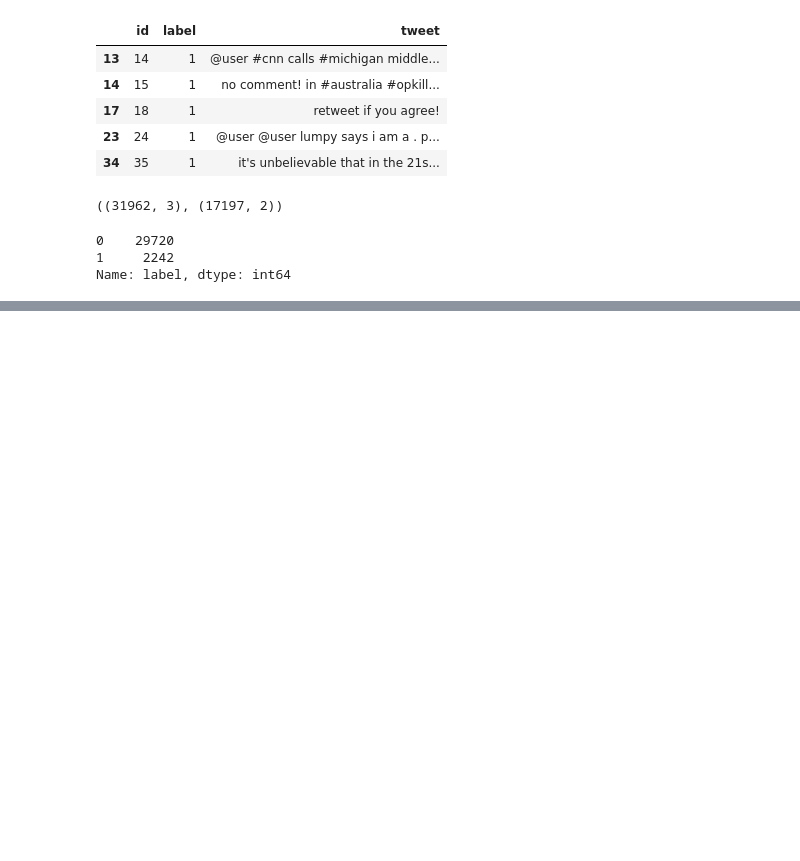
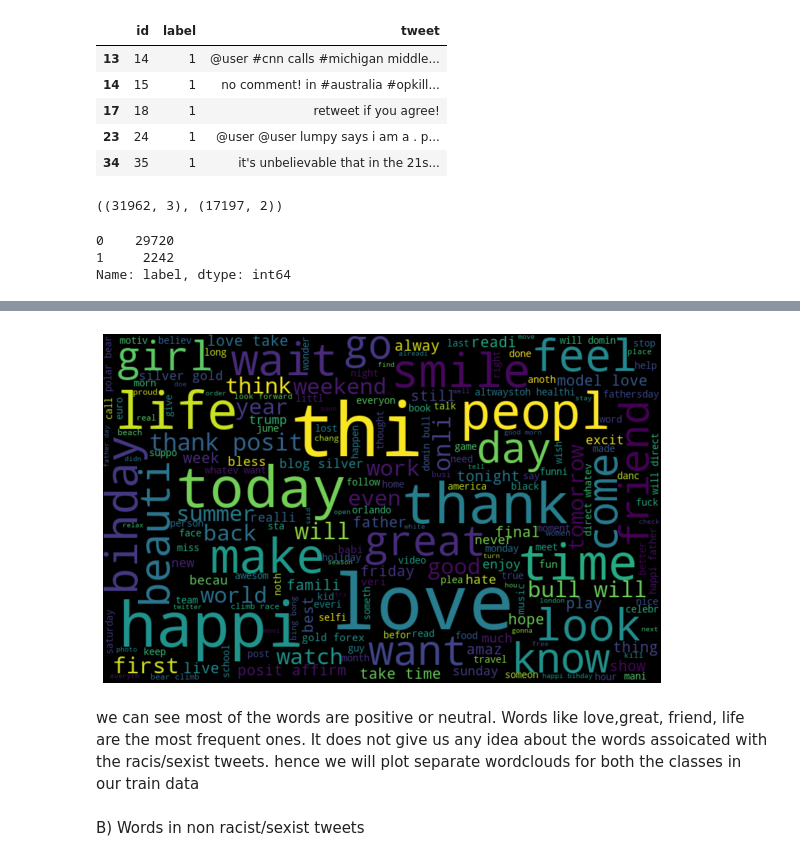
Before and after one commit to Varanasi-Akshay/Twitter_sentiment, a Jupyter notebook: Twitter_sentiment.ipynb, the cells around one changed output, grey strips where cells are left out. Cells and saved outputs as stored; diff of their text form; code cells hidden in the pictures; blank space fills up the shorter version.

```diff
--- a/Twitter_sentiment.ipynb
+++ b/Twitter_sentiment.ipynb
@@ -51,0 +128,3 @@ We can see that
+# %%
+combi['tidy_tweet'] = combi['tidy_tweet'].apply(lambda x: ' '.join([w for w in x.split() if len(w)>3]))
+combi.head()
@@ -51,0 +142,3 @@ We can see that
+# %%
+tokenized_tweet = combi['tidy_tweet'].apply(lambda x: x.split()) # tokenizing
+tokenized_tweet.head()
@@ -51,0 +152,4 @@ We can see that
+# %%
+from nltk.stem.porter import *
+stemmer = PorterStemmer()
+tokenized_tweet = tokenized_tweet.apply(lambda x: [stemmer.stem(i) for i in x ]) # stemming
@@ -51,0 +158,4 @@ We can see that
+# %%
+for i in range(len(tokenized_tweet)):
+    tokenized_tweet[i] = " ".join(tokenized_tweet[i])
+combi['tidy_tweet'] = tokenized_tweet
@@ -51,0 +178,10 @@ We can see that
+# %%
+!pip install wordcloud
+all_words = " ".join([text for text in combi['tidy_tweet']])
+from wordcloud import WordCloud
+wordcloud = WordCloud(width=800, height=500, random_state =21, max_font_size=110).generate(all_words)
+plt.figure(figsize=(10,7))
+plt.imshow(wordcloud,interpolation="bilinear")
+plt.axis('off')
+plt.show()
+# %% [output]
@@ -51,0 +201,5 @@ We can see that
+[figure, added]
+# %% [markdown]
+we can see most of the words are positive or neutral. Words like love,great, friend, life are the most frequent ones. It does not give us any idea about the words assoicated with the racis/sexist tweets. hence we will plot separate wordclouds for both the classes in our train data
+# %% [markdown]
+B) Words in non racist/sexist tweets
```
Also changed, not shown: parts of 19 cells of this notebook.
